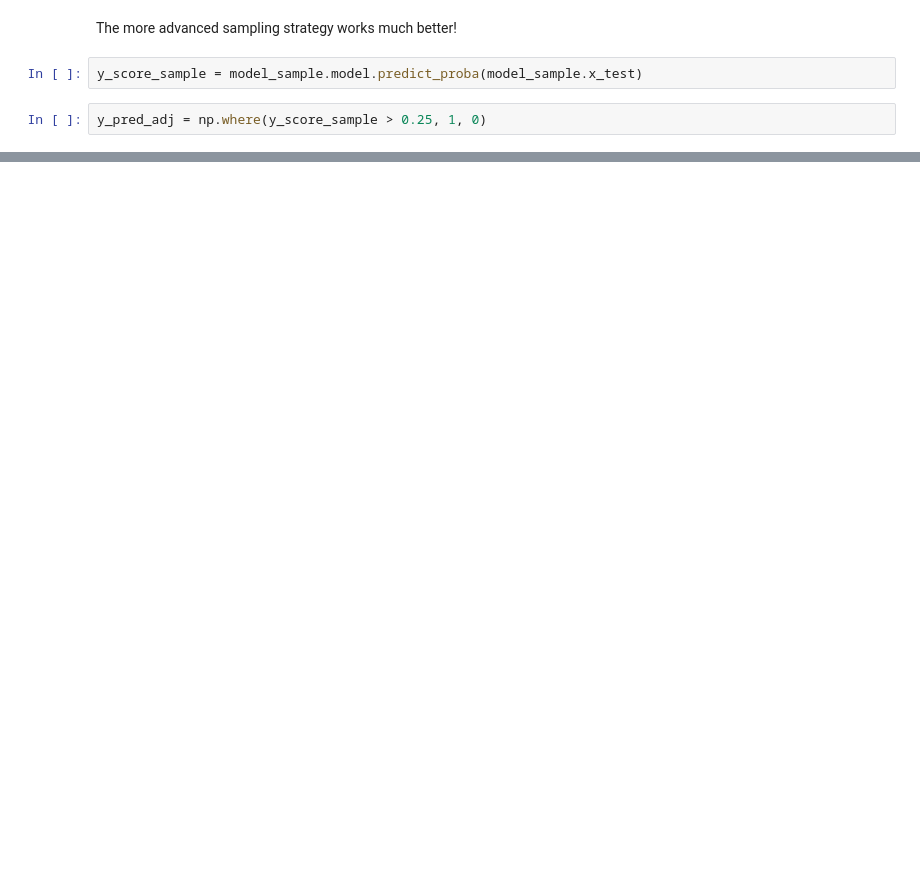
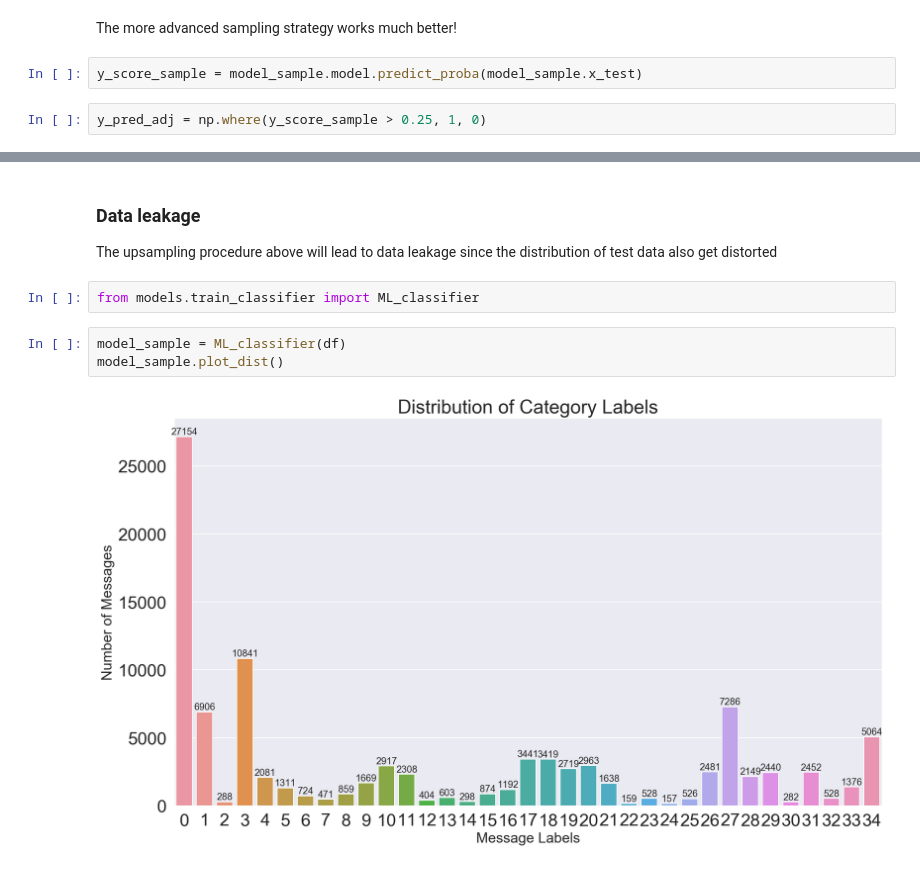
Before and after one commit to suebatista/Disaster-Response-Pipeline-Udacity, a Jupyter notebook: ML Pipeline Preparation.ipynb, the cells around one changed output, grey strips where cells are left out. Saved outputs shown, nothing was run; the diff lists cells and outputs as text; blank space fills up the shorter version.

Commit message:
restric upsample for training set only to avoid data leakage and move the upsample method to the ML class

```diff
--- a/ML Pipeline Preparation.ipynb
+++ b/ML Pipeline Preparation.ipynb
@@ -322,0 +265,10 @@ report_sample_adj.sort_values(by = ['support', 'f1-score'])
+# %% [markdown]
+### Data leakage
+The upsampling procedure above will lead to data leakage since the distribution of test data also get distorted
+# %%
+from models.train_classifier import ML_classifier
+# %%
+model_sample = ML_classifier(df)
+model_sample.plot_dist()
+# %% [output]
+[figure, added]
```
Also changed, not shown: parts of 26 cells of this notebook, 1 other file.
